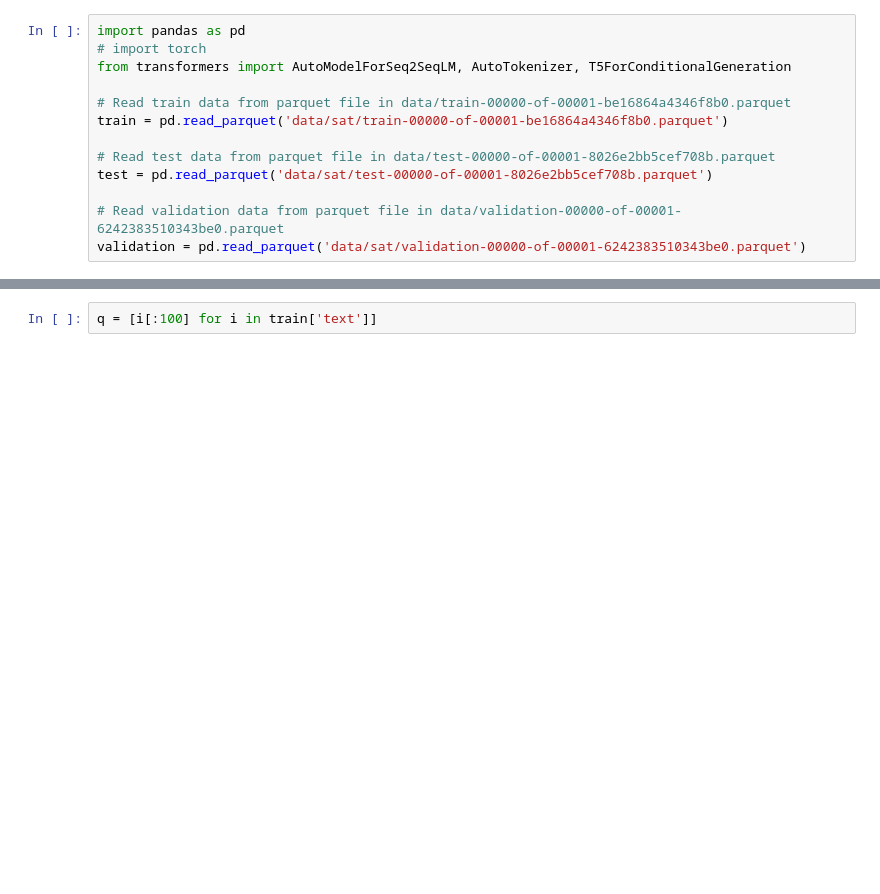
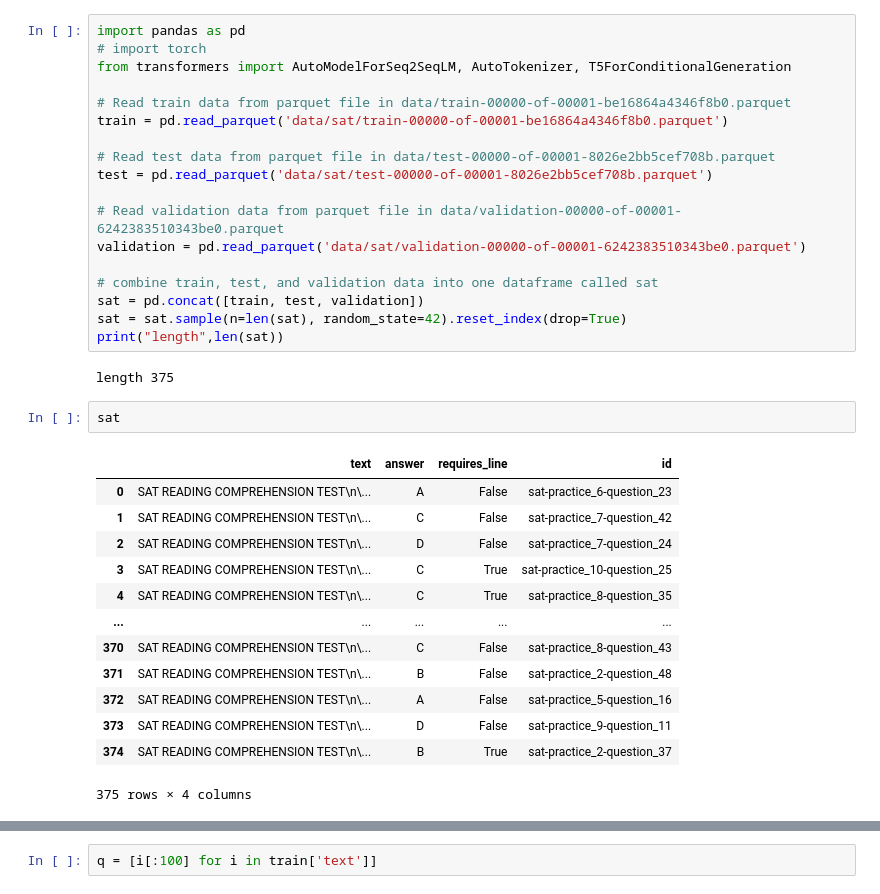
Before and after one commit to mukulpatnaik/flan-t5-experiments, a Jupyter notebook: playground.ipynb, the cells around one changed output, grey strips where cells are left out. Cells and saved outputs as stored; diff of their text form; blank space fills up the shorter version.

```diff
--- a/playground.ipynb
+++ b/playground.ipynb
@@ -11,3 +11,26 @@ test = pd.read_parquet('data/sat/test-00000-of-00001-8026e2bb5cef708b.parquet')
 
 # Read validation data from parquet file in data/validation-00000-of-00001-6242383510343be0.parquet
 validation = pd.read_parquet('data/sat/validation-00000-of-00001-6242383510343be0.parquet')
+
+# combine train, test, and validation data into one dataframe called sat
+sat = pd.concat([train, test, validation])
+sat = sat.sample(n=len(sat), random_state=42).reset_index(drop=True)
+print("length",len(sat))
+# %% [output]
+length 375
+# %%
+sat
+# %% [output]
+|  | text | answer | requires_line | id |
+| 0 | SAT READING COMPREHENSION TEST\n\... | A | False | sat-practice_6-question_23 |
+| 1 | SAT READING COMPREHENSION TEST\n\... | C | False | sat-practice_7-question_42 |
+| 2 | SAT READING COMPREHENSION TEST\n\... | D | False | sat-practice_7-question_24 |
+| 3 | SAT READING COMPREHENSION TEST\n\... | C | True | sat-practice_10-question_25 |
+| 4 | SAT READING COMPREHENSION TEST\n\... | C | True | sat-practice_8-question_35 |
+| ... | ... | ... | ... | ... |
+| 370 | SAT READING COMPREHENSION TEST\n\... | C | False | sat-practice_8-question_43 |
+| 371 | SAT READING COMPREHENSION TEST\n\... | B | False | sat-practice_2-question_48 |
+| 372 | SAT READING COMPREHENSION TEST\n\... | A | False | sat-practice_5-question_16 |
+| 373 | SAT READING COMPREHENSION TEST\n\... | D | False | sat-practice_9-question_11 |
+| 374 | SAT READING COMPREHENSION TEST\n\... | B | True | sat-practice_2-question_37 |
+375 rows × 4 columns
```
Also changed, not shown: parts of 8 cells of this notebook, 3 other files.
